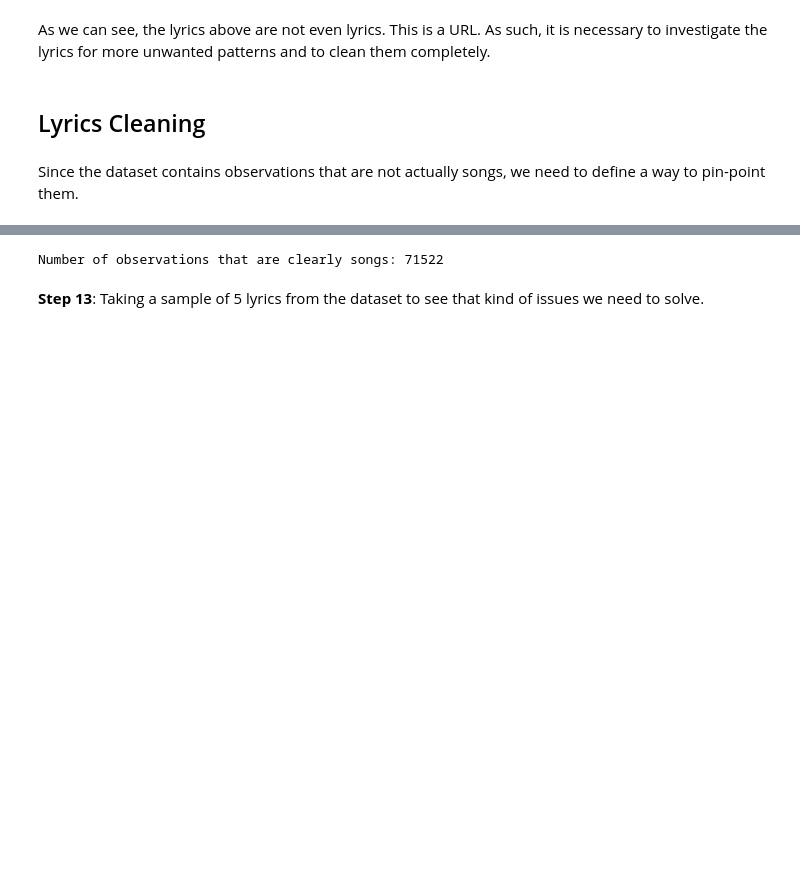
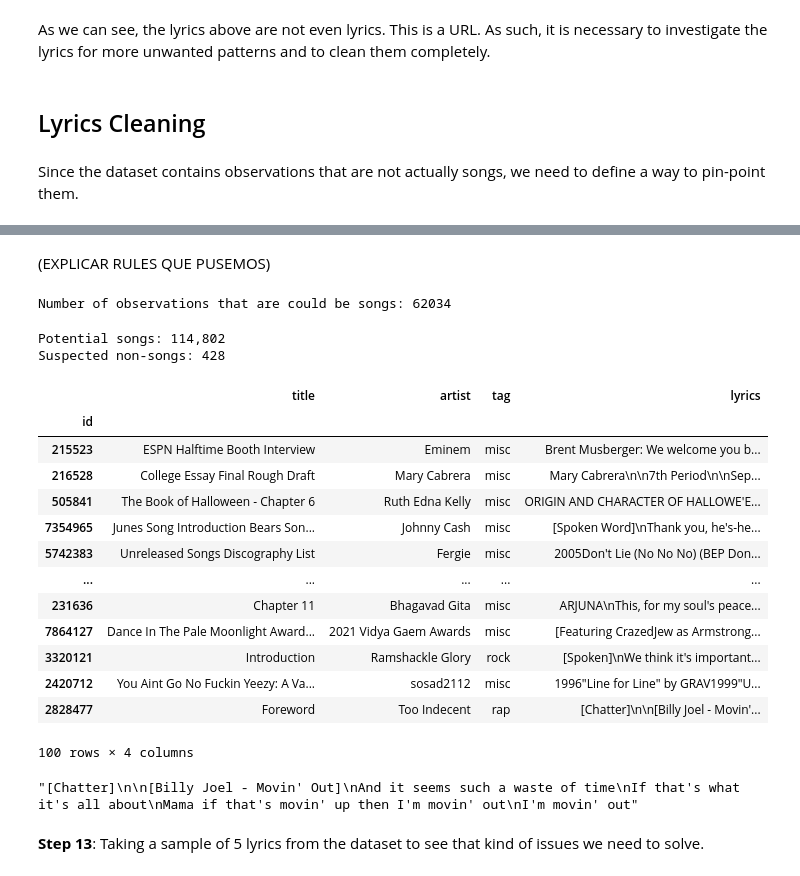
Before and after one commit to iinesclaro/text_mining, a Jupyter notebook: 01_eda_preprocessing.ipynb, the cells around one changed output, grey strips where cells are left out. Drawn from its saved outputs; the diff is of its cells as text; code cells hidden in the pictures; blank space fills up the shorter version.

```diff
--- a/01_eda_preprocessing.ipynb
+++ b/01_eda_preprocessing.ipynb
@@ -311,8 +317,10 @@ Rules to correctly remove non-songs from the dataset:
+# %% [markdown]
+(EXPLICAR RULES QUE PUSEMOS)
 # %%
 from utils import contains_lyrics
 
 train_data['contains_lyrics'] = train_data['lyrics'].apply(contains_lyrics)
 
-print(f"Number of observations that are clearly songs: {train_data['contains_lyrics'].sum()}")
+print(f"Number of observations that are could be songs: {train_data['contains_lyrics'].sum()}")
 # %% [output]
-Number of observations that are clearly songs: 71522
+Number of observations that are could be songs: 62034
@@ -318,0 +407,49 @@ Number of observations that are clearly songs: 71522
+# %%
+from utils import contains_repeated_lines
+
+lyrics_pattern = re.compile(
+    r'\b(?:' + '|'.join(map(re.escape, lyrics_keywords)) + r')\b',
+    flags = re.IGNORECASE
+)
+
+
+lyrics_mask = train_data['lyrics'].apply(
+    lambda text: (
+        contains_lyrics(text)
+        or contains_repeated_lines(text)
+    )
+)
+
+suspect_mask = (title_mask | artist_mask) & ~lyrics_mask
+
+potential_songs_mask = lyrics_mask & ~suspect_mask
+
+print(f"Potential songs: {potential_songs_mask.sum():,}")
+print(f"Suspected non-songs: {suspect_mask.sum():,}")
+# %% [output]
+Potential songs: 114,802
+Suspected non-songs: 428
+# %%
+train_data.loc[
+    suspect_mask,
+    ['title', 'artist', 'tag', 'lyrics']
+].head(100)
+# %% [output]
+|  | title | artist | tag | lyrics |
+| id |  |  |  |  |
+| 215523 | ESPN Halftime Booth Interview | Eminem | misc | Brent Musberger: We welcome you b... |
+| 216528 | College Essay Final Rough Draft | Mary Cabrera | misc | Mary Cabrera\n\n7th Period\n\nSep... |
+| 505841 | The Book of Halloween - Chapter 6 | Ruth Edna Kelly | misc | ORIGIN AND CHARACTER OF HALLOWE'E... |
+| 7354965 | Junes Song Introduction Bears Son... | Johnny Cash | misc | [Spoken Word]\nThank you, he's-he... |
+| 5742383 | Unreleased Songs Discography List | Fergie | misc | 2005Don't Lie (No No No) (BEP Don... |
+| ... | ... | ... | ... | ... |
+| 231636 | Chapter 11 | Bhagavad Gita | misc | ARJUNA\nThis, for my soul's peace... |
+| 7864127 | Dance In The Pale Moonlight Award... | 2021 Vidya Gaem Awards | misc | [Featuring CrazedJew as Armstrong... |
+| 3320121 | Introduction | Ramshackle Glory | rock | [Spoken]\nWe think it's important... |
+| 2420712 | You Aint Go No Fuckin Yeezy: A Va... | sosad2112 | misc | 1996"Line for Line" by GRAV1999"U... |
+| 2828477 | Foreword | Too Indecent | rap | [Chatter]\n\n[Billy Joel - Movin'... |
+100 rows × 4 columns
+# %%
+train_data.loc[2828477, 'lyrics']
+# %% [output]
+"[Chatter]\n\n[Billy Joel - Movin' Out]\nAnd it seems such a waste of time\nIf that's what it's all about\nMama if that's movin' up then I'm movin' out\nI'm movin' out"
```
Also changed, not shown: parts of 8 cells of this notebook, 2 other files.
